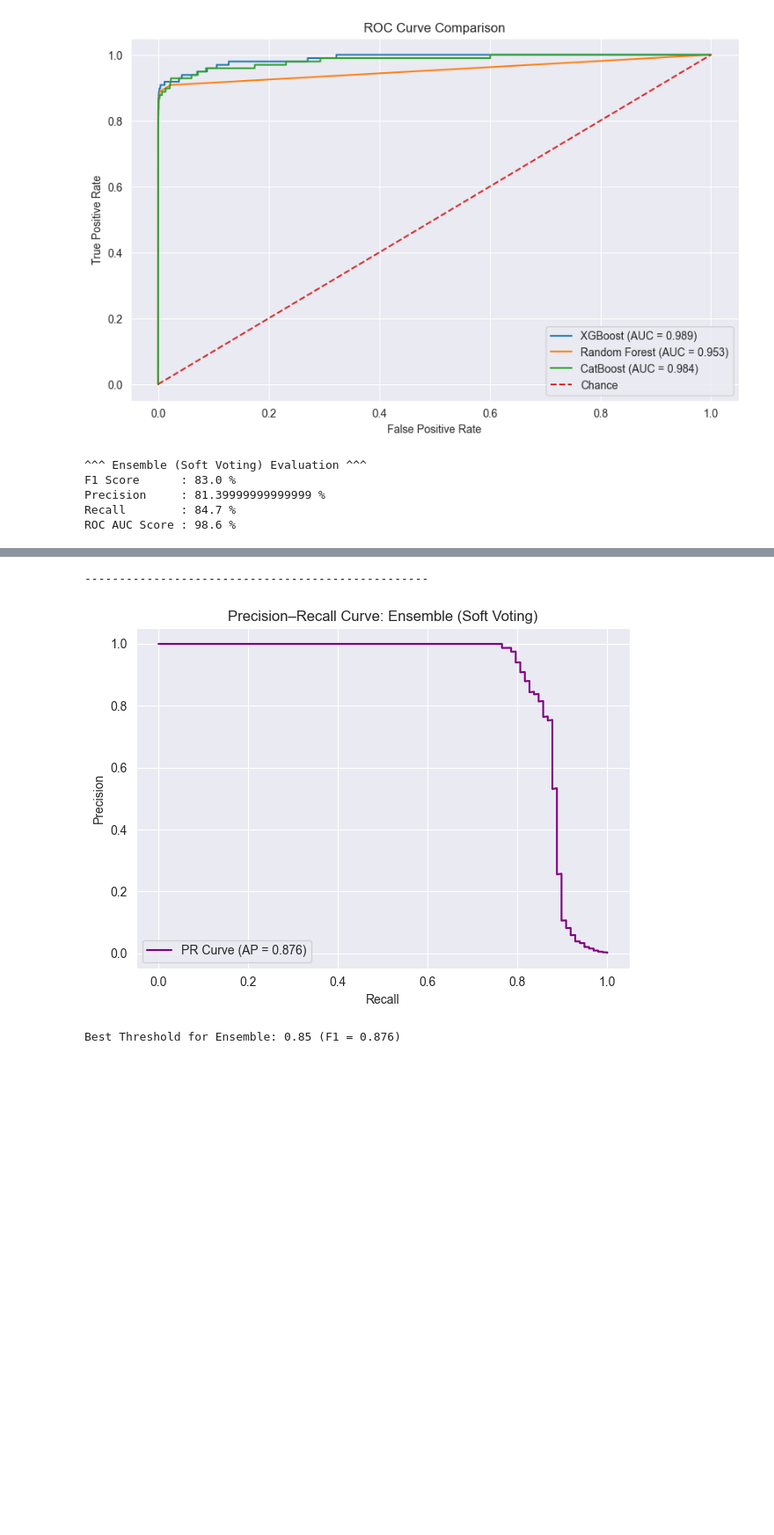
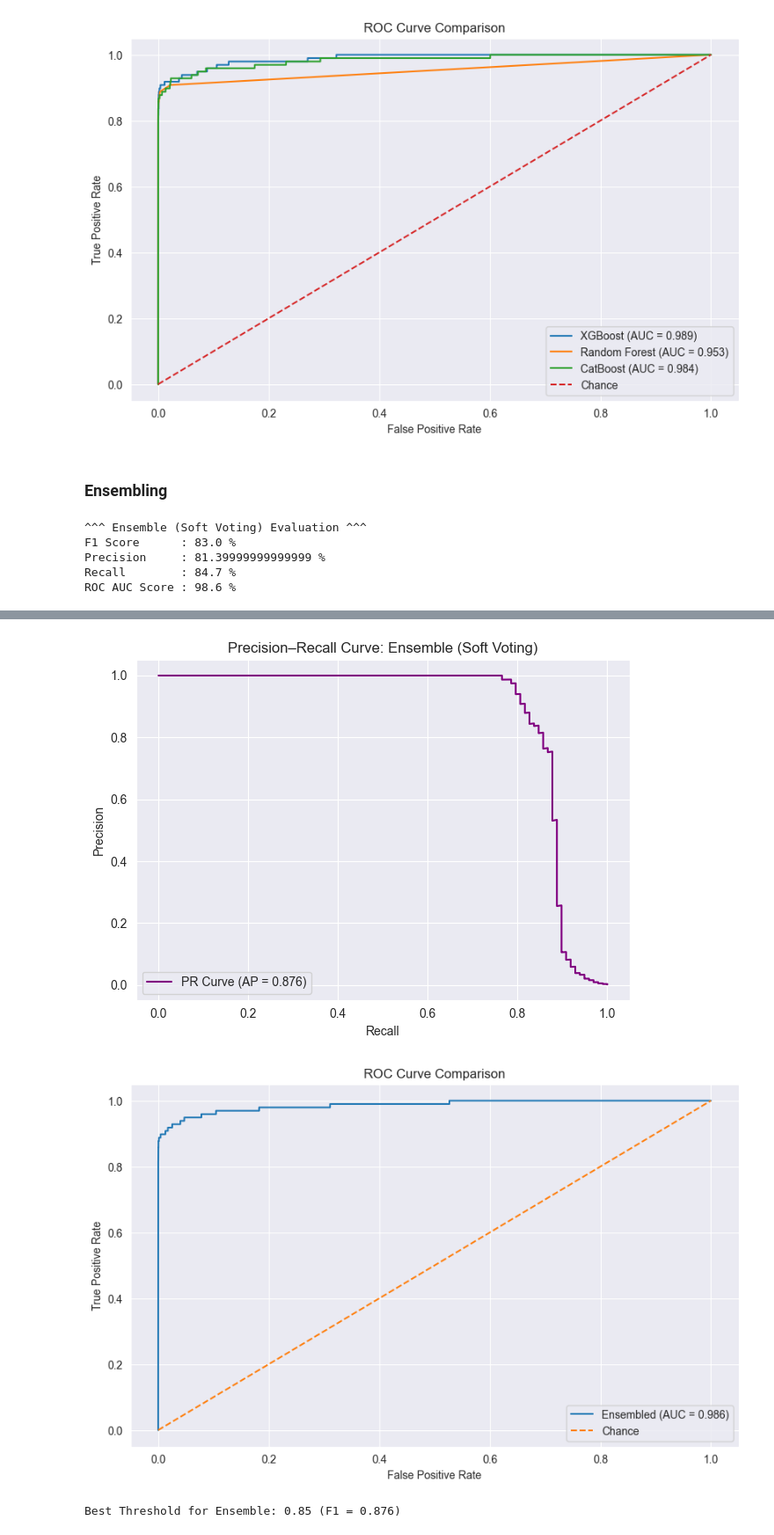
Before and after one commit to severussnape19/credit-card-fraud-detection, a Jupyter notebook: project.ipynb, the cells around one changed output, grey strips where cells are left out. Shown at 88% size. Drawn from its saved outputs; the diff is of its cells as text; code cells hidden in the pictures; blank space fills up the shorter version.

```diff
--- a/project.ipynb
+++ b/project.ipynb
@@ -432,22 +440,34 @@ plt.grid(True)
 plt.show()
 # %% [output]
 [figure]
+# %% [markdown]
+### Ensembling
 # %%
 # Enseble Method
 avg_probs = (xgb_probs + rf_probs + cat_probs) / 3
 
 ensemble_preds = (avg_probs > 0.5).astype(int)
 
 evaluate_model(y_test, ensemble_preds, avg_probs, "Ensemble (Soft Voting)")
+
+plt.figure(figsize=(10, 6))
+plot_roc_curve(y_test, avg_probs, "Ensembled")
+plt.plot([0, 1], [0, 1], '--', label="Chance")
+plt.title("ROC Curve Comparison")
+plt.xlabel("False Positive Rate")
+plt.ylabel("True Positive Rate")
+plt.legend()
+plt.grid(True)
+plt.show()
 # %% [output]
 ^^^ Ensemble (Soft Voting) Evaluation ^^^
 F1 Score      : 83.0 %
 Precision     : 81.39999999999999 %
 Recall        : 84.7 %
 ROC AUC Score : 98.6 %
 [figure]
---------------------------------------------------
 [figure]
+[figure, added]
 # %%
 best_f1 = 0
 best_thresh = 0
```
Also changed, not shown: parts of 8 cells of this notebook.
